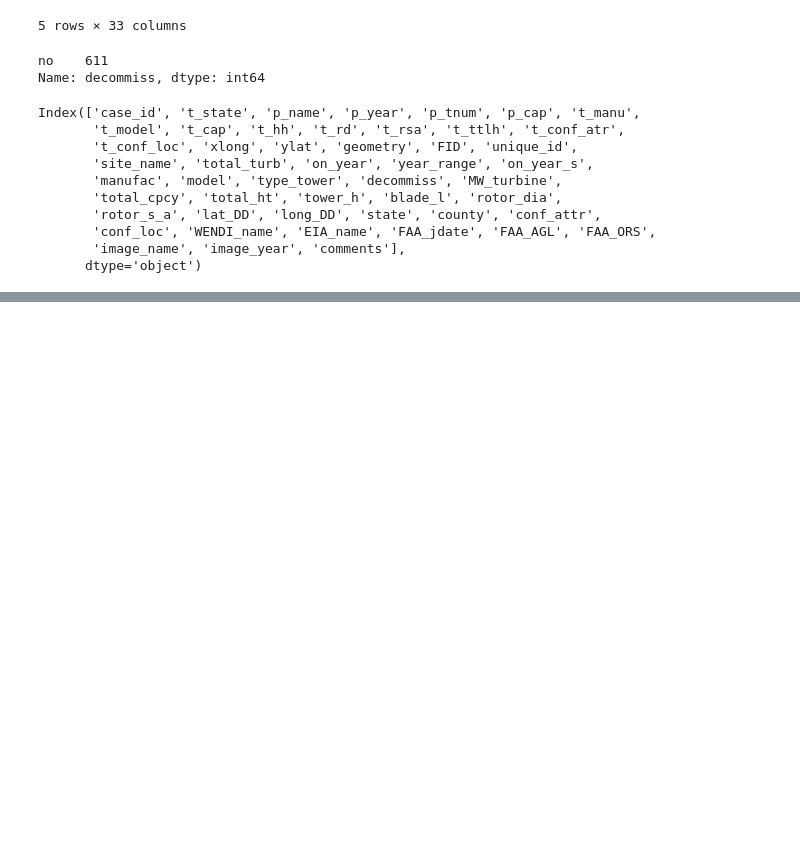
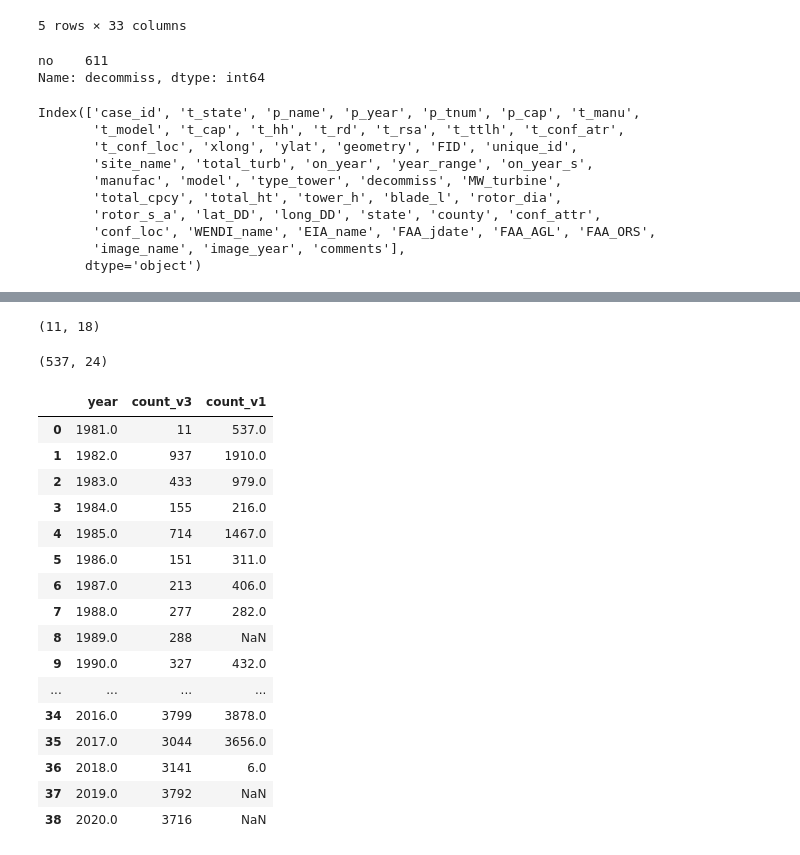
Before and after one commit to hsopel/NSS-Capstone, a Jupyter notebook: notebook/wind_eda.ipynb, the cells around one changed output, grey strips where cells are left out. Cells and saved outputs as stored; diff of their text form; code cells hidden in the pictures; blank space fills up the shorter version.

```diff
--- a/notebook/wind_eda.ipynb
+++ b/notebook/wind_eda.ipynb
@@ -159,0 +247,36 @@ wind_old_geo.head()
+# %%
+wind[wind['p_year'] == 1981.0].shape
+# %% [output]
+(11, 18)
+# %%
+wind_v1 = pd.read_csv('../data/uswtdb_v1_0_20180419.csv')
+# %%
+wind_v1[wind_v1['p_year'] == 1981].shape
+# %% [output]
+(537, 24)
+# %%
+wind_v1_year = wind_v1.p_year.value_counts().to_frame().reset_index().sort_values('index')
+wind_v1_year.columns = ['year', 'count_v1']
+year_install.columns = ['year', 'count_v3']
+# %%
+old_new = pd.merge(year_install, wind_v1_year, on = 'year', how = 'left')
+# %%
+old_new
+# %% [output]
+|  | year | count_v3 | count_v1 |
+| 0 | 1981.0 | 11 | 537.0 |
+| 1 | 1982.0 | 937 | 1910.0 |
+| 2 | 1983.0 | 433 | 979.0 |
+| 3 | 1984.0 | 155 | 216.0 |
+| 4 | 1985.0 | 714 | 1467.0 |
+| 5 | 1986.0 | 151 | 311.0 |
+| 6 | 1987.0 | 213 | 406.0 |
+| 7 | 1988.0 | 277 | 282.0 |
+| 8 | 1989.0 | 288 | NaN |
+| 9 | 1990.0 | 327 | 432.0 |
+| ... | ... | ... | ... |
+| 34 | 2016.0 | 3799 | 3878.0 |
+| 35 | 2017.0 | 3044 | 3656.0 |
+| 36 | 2018.0 | 3141 | 6.0 |
+| 37 | 2019.0 | 3792 | NaN |
+| 38 | 2020.0 | 3716 | NaN |
```
Also changed, not shown: parts of 13 cells of this notebook.
